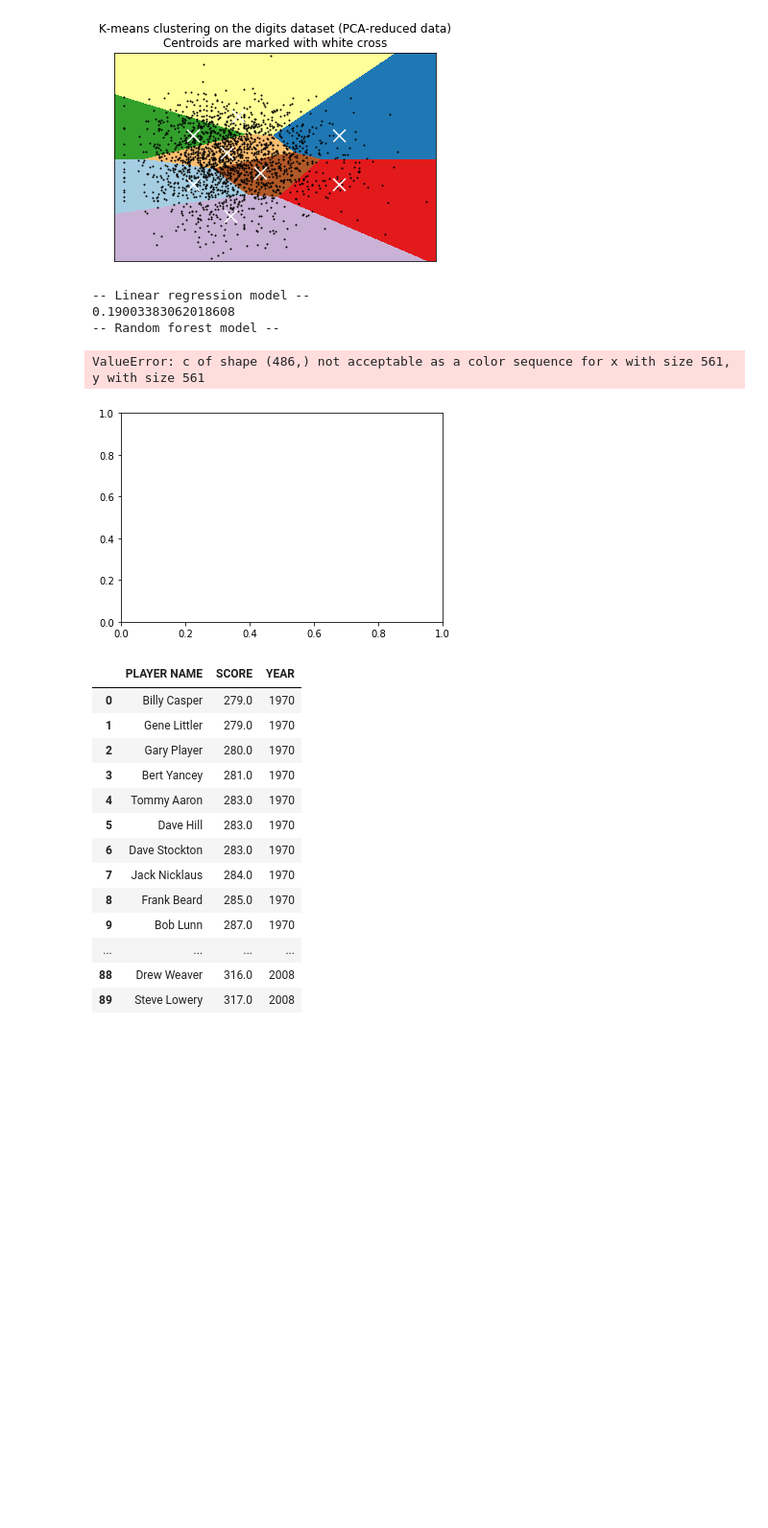
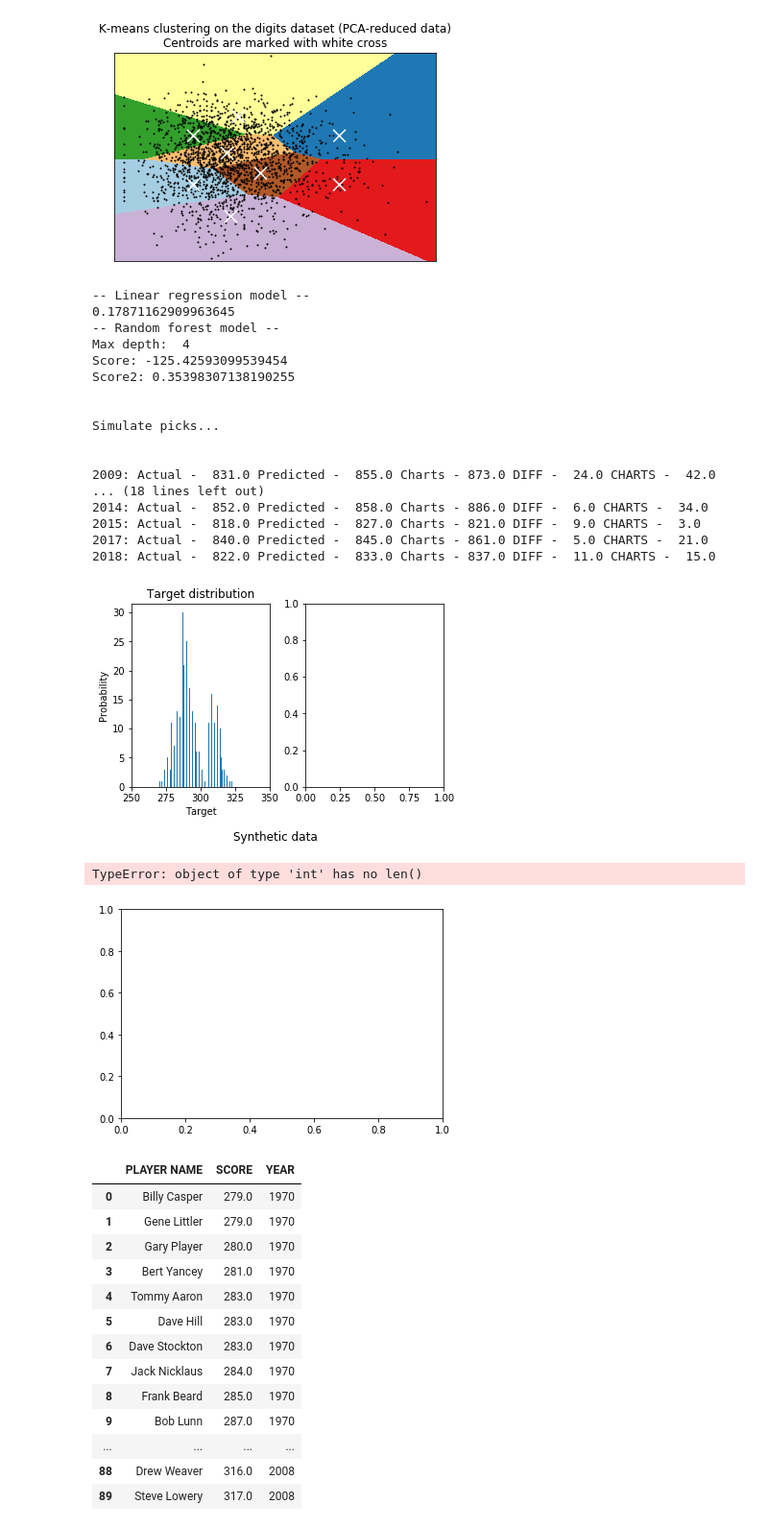
Before and after one commit to mng12689/pga_analysis, a Jupyter notebook: Untitled.ipynb, the cells around one changed output. Shown: that part at 96% size. Saved outputs shown, nothing was run; the diff lists cells and outputs as text; code cells hidden in the pictures; blank space fills up the shorter version.

```diff
--- a/Untitled.ipynb
+++ b/Untitled.ipynb
@@ -231,14 +231,14 @@ def masters_data_set(by="round"):
     yp = masters_years_played()
 
     df = pd.DataFrame()
-    # TODO: theres a bug in 2008 where the data frame # cols is huge, skip for now
-    for y in range(2009,2018):
+    for y in range(2008,2018):
         # player season stats
         df_stats = stats_for_year(y)
 
         # concat years played in masters
         by_year = yp[yp["YEAR"] < y+1]
         by_year = by_year.groupby("PLAYER NAME").size().reset_index(name='RD_PLAYED')
+        by_year["YEAR"] = y+1
         df_stats = df_stats.merge(by_year, on="PLAYER NAME", how="inner")
 
         df_rounds = scores_for_year('masters',y+1, by=by)
@@ -246,5 +246,5 @@ def masters_data_set(by="round"):
         df = pd.concat([df,_df])
     return df
 # %%
-masters_data_set(by="tourney")
+x=masters_data_set(by="tourney")
 # %% [output]
@@ -383,26 +391,20 @@ def display_side_by_side(*args):
         html_str+=df.to_html()
     display_html(html_str.replace('table','table style="display:inline"'),raw=True)
 
-def simulate_picks(model, result_path):
+def simulate_picks(model, tournament_data):
     print("\n\nSimulate picks...\n\n")
 
     for y in range(2009,2019):
         if y == 2016:
             continue
 
-        df_stats = stats_for_year(y)
-
-        df_results = pd.read_csv('{result_path}/{year}.csv'.format(year=y, result_path=result_path))
-        df_totals = df_results[["Player", "Total"]]
-        df_totals.rename(columns={"Player":"PLAYER NAME", "Total":"SCORE"}, inplace=True)
-        df = df_totals.merge(df_stats, on="PLAYER NAME", how="inner")
-        return df
-        X = df.drop(["PLAYER NAME", "SCORE", "PROX_TO_HOL"],axis=1)
+        df = tournament_data[tournament_data["YEAR"] == y]
+        X = df.drop(["PLAYER NAME", "SCORE", "PROX_TO_HOL", "YEAR", "RD_PLAYED"],axis=1)
         predictions = model.predict(X)
 
         n = 5
         predicted =  pd.concat([df["PLAYER NAME"], pd.Series(predictions)],axis=1).sort_values(0)
-        actual = df_totals
+        actual  = df[["PLAYER NAME", "SCORE"]]
         charts = pd.read_csv('stats/raw/csv/127/{year}.csv'.format(year=y))
 
         pt = predicted.head(n)
@@ -491,29 +493,45 @@ plt.show()
 # %%
 def analyze_masters():
     ## get data
     df = masters_data_set(by="tourney")
-    X = df.drop(["PLAYER NAME","SCORE", "PROX_TO_HOL"],axis=1)
+    X = df.drop(["PLAYER NAME","SCORE", "PROX_TO_HOL", "YEAR", "RD_PLAYED"],axis=1)
     y = df["SCORE"]
+    #scores = rfr_model(X,y)
 
     ## visialize data
     show_target_distribution(X,y)
 
     ## models
     lr_model = lin_reg_model(X,y)
-    _rf_model = _rfr_model(X,y)
+    _rf_model = rfr_model(X,y)
 
 
-    #simulate_picks(lr_model, "csv/masters/")
-    x=simulate_picks(_rf_model, "csv/masters/")
-    print(x)
+    simulate_picks(lr_model, df)
+    simulate_picks(_rf_model, df)
 
-analyze_masters()
+for x in range(0,1):
+    analyze_masters()
 
 # graph season data with green to red points
 # %% [output]
 -- Linear regression model --
-0.19003383062018608
+0.17871162909963645
 -- Random forest model --
+Max depth:  4
+Score: -125.42593099539454
+Score2: 0.35398307138190255
+
+
+Simulate picks...
+
+
+2009: Actual -  831.0 Predicted -  855.0 Charts - 873.0 DIFF -  24.0 CHARTS -  42.0
+... (18 lines left out)
+2014: Actual -  852.0 Predicted -  858.0 Charts - 886.0 DIFF -  6.0 CHARTS -  34.0
+2015: Actual -  818.0 Predicted -  827.0 Charts - 821.0 DIFF -  9.0 CHARTS -  3.0
+2017: Actual -  840.0 Predicted -  845.0 Charts - 861.0 DIFF -  5.0 CHARTS -  21.0
+2018: Actual -  822.0 Predicted -  833.0 Charts - 837.0 DIFF -  11.0 CHARTS -  15.0
+[figure, added]
 # %%
 def scatter_plot_data(_X, _y):
 
@@ -558,7 +576,7 @@ reduced_data = PCA(n_components=2).fit_transform(XX)
 plt.scatter(reduced_data[:,0], reduced_data[:,1], s=10, c=y, cmap="RdYlGn_r", alpha=.8)
 #plt.show()
 # %% [output]
-ValueError: c of shape (486,) not acceptable as a color sequence for x with size 561, y with size 561
+TypeError: object of type 'int' has no len()
 [figure]
 # %%
 # Other model ideas for features:
```
Also changed, not shown: parts of 5 cells of this notebook.
